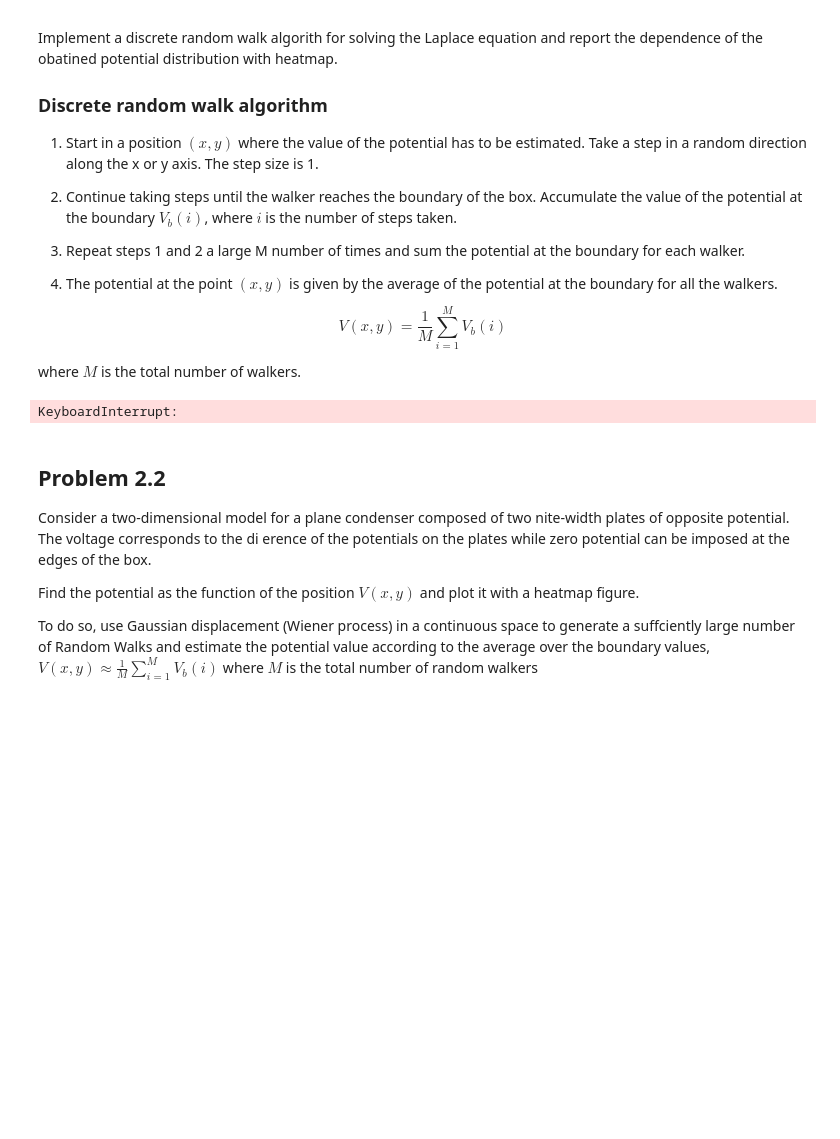
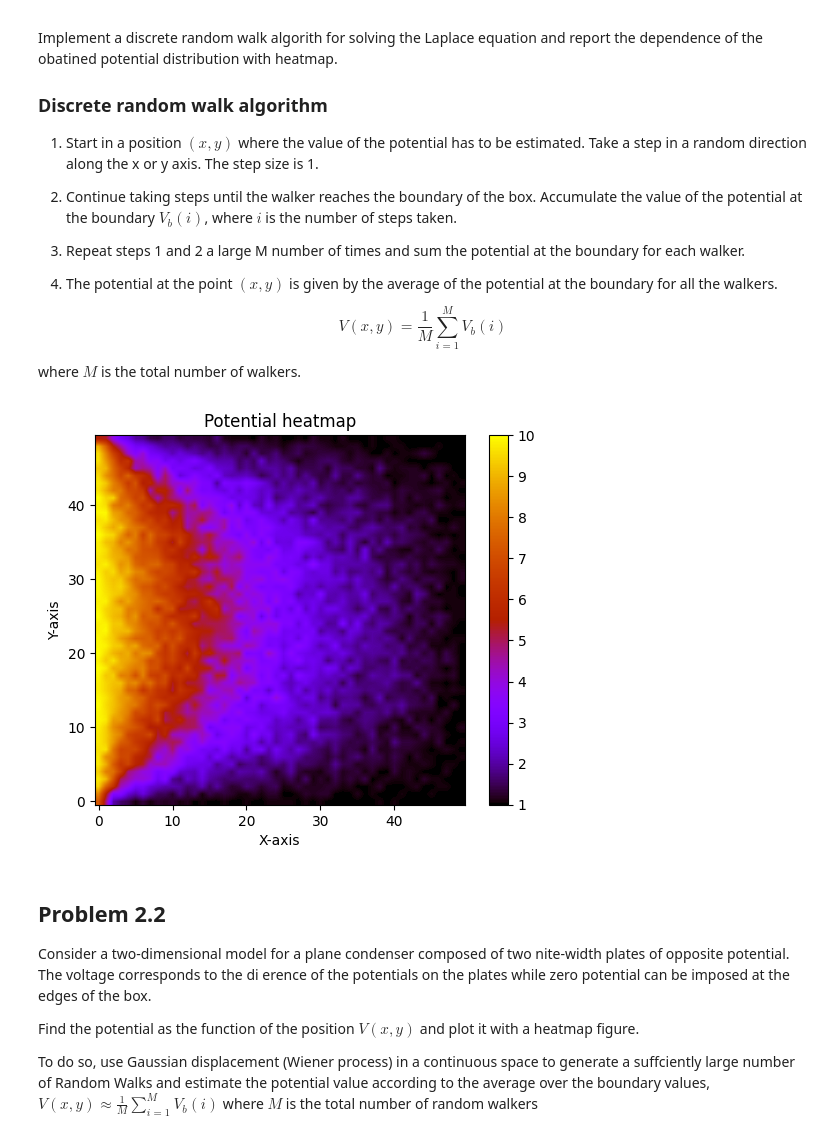
Before and after one commit to giacomocalabria/Stochastic-Methods-UPC, a Jupyter notebook: W2/Notebook.ipynb, the cells around one changed output. Drawn from its saved outputs; the diff is of its cells as text; code cells hidden in the pictures; blank space fills up the shorter version.

```diff
--- a/W2/Notebook.ipynb
+++ b/W2/Notebook.ipynb
@@ -23,17 +27,13 @@ where $M$ is the total number of walkers.
 # %%
-import random
-import matplotlib.pyplot as plt
-import numpy as np
-
+## PARAMETERS
 N = 50 # number of sites in the box
-
 M = 100 # number of random walk per position
 
 # Create a 2D array NxN of positions
-Box = np.zeros((N,N))
+Box1 = np.zeros((N,N))
 
 # Function to perform a random walk
-def random_walk(x, y, N):
+def random_walk(x, y):
     while True:
         # Choose a random move
         xmove = random.choice([-1, 0, 1])
@@ -45,36 +45,35 @@ def random_walk(x, y, N):
 
         # Check if the particle is outside the box
         if x >= N:
-            return 10
+            return 1
         if y >= N:
             return 1
         if y <= 0:
-            return 1
+            return 10
         if x <= 0:
             return 1
 
 # Perform M random walks for each position in the box
 for i in range(N):
     for j in range(N):
-        temp = 0
-        for k in range(M):
-            temp = temp + random_walk(i, j, N)
-        Box[i][j] = temp/M #Compute the estimated potential
-
-# Plot the Box into an image as heatmap
-plt.imshow(Box, cmap='inferno', interpolation='bilinear')
-
-# Add a colorbar
-cbar = plt.colorbar(ticks=[1, 2, 3, 4, 5, 6, 7, 8, 9, 10])
-cbar.ax.set_yticklabels(['1', '2', '3', '4', '5', '6', '7', '8', '9', '10'])
-
-# Set plot title and axis labels
-plt.title(r"Potential heatmap")
-plt.xlabel(r"X-axis")
-plt.ylabel(r"Y-axis")
-plt.show()
+        temp = sum(random_walk(i, j) for _ in range(M))
+        Box1[i][j] = temp/M #Compute the estimated potential
-# %% [output]
-KeyboardInterrupt:
+# %%
+# Plot the Box into an image as heatmap
+plt.imshow(Box1, cmap='gnuplot', interpolation='bilinear')
+
+# Add a colorbar
+cbar = plt.colorbar(ticks=[1, 2, 3, 4, 5, 6, 7, 8, 9, 10])
+cbar.ax.set_yticklabels(['1', '2', '3', '4', '5', '6', '7', '8', '9', '10'])
+
+# Set plot title and axis labels
+plt.title(r"Potential heatmap")
+plt.xlabel(r"X-axis")
+plt.ylabel(r"Y-axis")
+plt.gca().invert_yaxis()
+plt.show()
+# %% [output]
+[figure, added]
 # %% [markdown]
 ## Problem 2.2
 Consider a two-dimensional model for a plane condenser composed of two nite-width plates of opposite potential. The voltage corresponds to the di erence of the potentials on the plates while zero potential can be imposed at the edges of the box.
```
Also changed, not shown: parts of 5 cells of this notebook.
